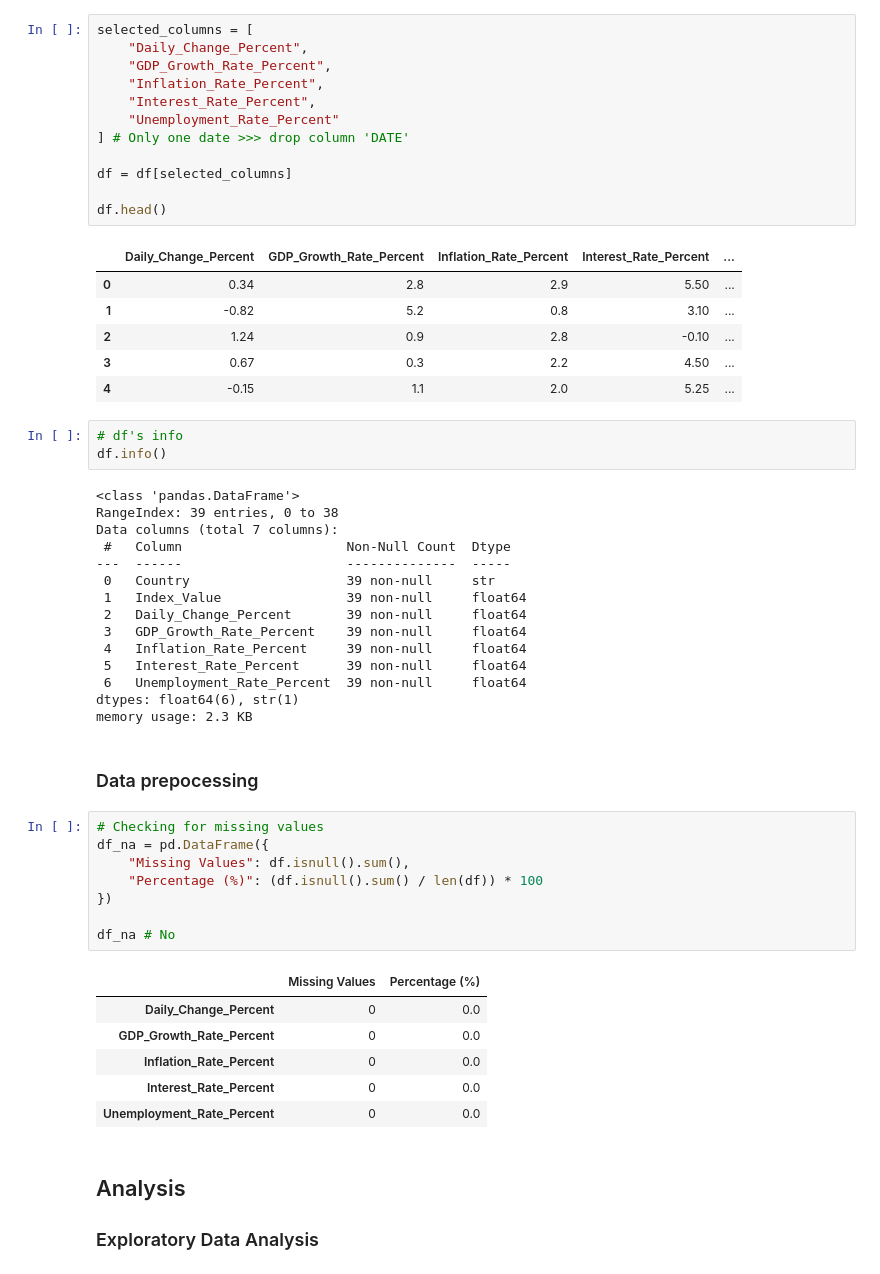
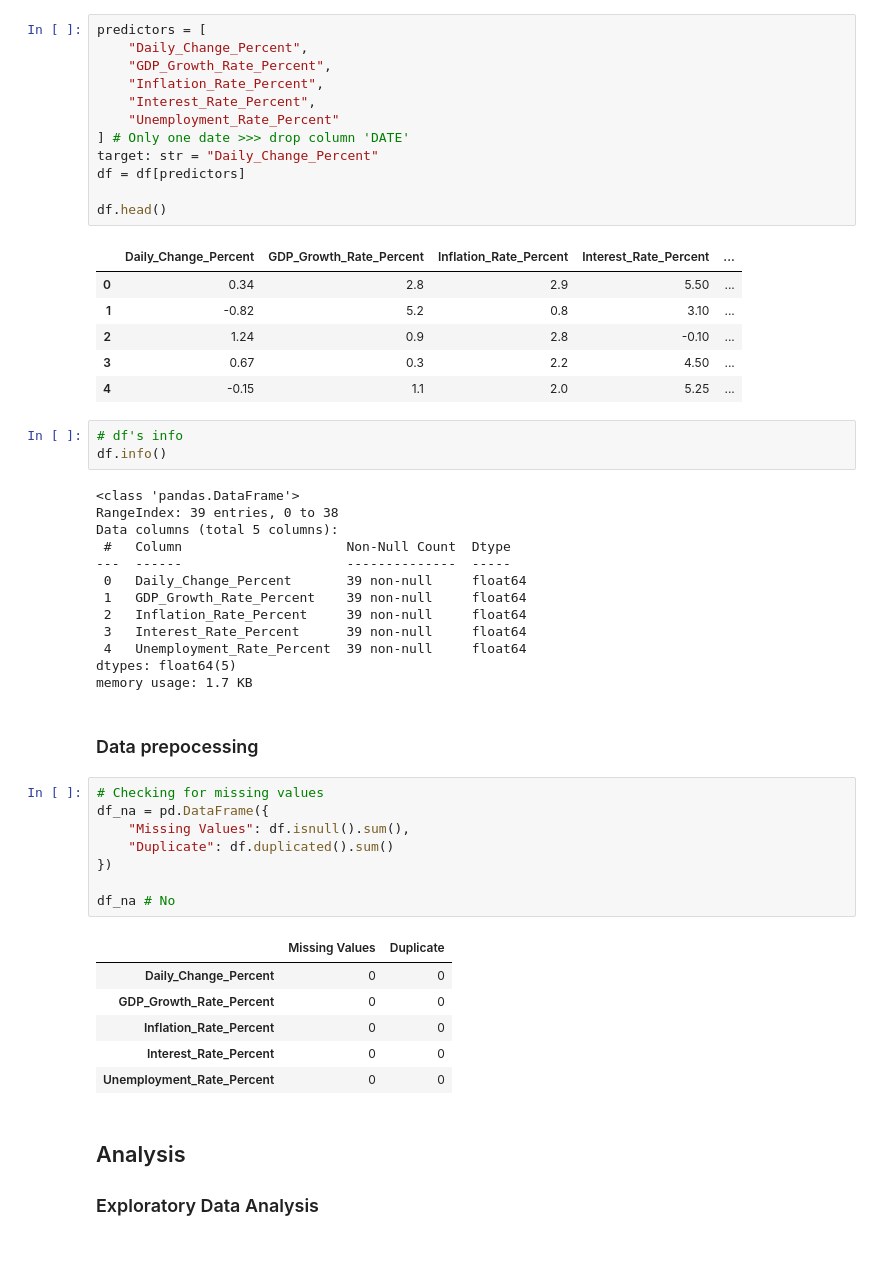
Before and after one commit to irenanguyen/4iz565_team_work, a Jupyter notebook: project.ipynb, the cells around one changed output. Cells and saved outputs as stored; diff of their text form.

```diff
--- a/project.ipynb
+++ b/project.ipynb
@@ -90,15 +90,15 @@ Data columns (total 26 columns):
 dtypes: float64(20), str(6)
 memory usage: 8.1 KB
 # %%
-selected_columns = [
+predictors = [
     "Daily_Change_Percent",
     "GDP_Growth_Rate_Percent",
     "Inflation_Rate_Percent",
     "Interest_Rate_Percent",
     "Unemployment_Rate_Percent"
 ] # Only one date >>> drop column 'DATE'
-
-df = df[selected_columns]
+target: str = "Daily_Change_Percent"
+df = df[predictors]
 
 df.head()
 # %% [output]
@@ -114,35 +114,33 @@ df.info()
 # %% [output]
 <class 'pandas.DataFrame'>
 RangeIndex: 39 entries, 0 to 38
-Data columns (total 7 columns):
+Data columns (total 5 columns):
  #   Column                     Non-Null Count  Dtype
 ---  ------                     --------------  -----
- 0   Country                    39 non-null     str
- 1   Index_Value                39 non-null     float64
- 2   Daily_Change_Percent       39 non-null     float64
- 3   GDP_Growth_Rate_Percent    39 non-null     float64
- 4   Inflation_Rate_Percent     39 non-null     float64
- 5   Interest_Rate_Percent      39 non-null     float64
- 6   Unemployment_Rate_Percent  39 non-null     float64
-dtypes: float64(6), str(1)
-memory usage: 2.3 KB
+ 0   Daily_Change_Percent       39 non-null     float64
+ 1   GDP_Growth_Rate_Percent    39 non-null     float64
+ 2   Inflation_Rate_Percent     39 non-null     float64
+ 3   Interest_Rate_Percent      39 non-null     float64
+ 4   Unemployment_Rate_Percent  39 non-null     float64
+dtypes: float64(5)
+memory usage: 1.7 KB
 # %% [markdown]
 ### Data prepocessing
 # %%
 # Checking for missing values
 df_na = pd.DataFrame({
     "Missing Values": df.isnull().sum(),
-    "Percentage (%)": (df.isnull().sum() / len(df)) * 100
+    "Duplicate": df.duplicated().sum()
 })
 
 df_na # No
 # %% [output]
-|  | Missing Values | Percentage (%) |
-| Daily_Change_Percent | 0 | 0.0 |
-| GDP_Growth_Rate_Percent | 0 | 0.0 |
-| Inflation_Rate_Percent | 0 | 0.0 |
-| Interest_Rate_Percent | 0 | 0.0 |
-| Unemployment_Rate_Percent | 0 | 0.0 |
+|  | Missing Values | Duplicate |
+| Daily_Change_Percent | 0 | 0 |
+| GDP_Growth_Rate_Percent | 0 | 0 |
+| Inflation_Rate_Percent | 0 | 0 |
+| Interest_Rate_Percent | 0 | 0 |
+| Unemployment_Rate_Percent | 0 | 0 |
 # %% [markdown]
 ## Analysis
 
```
Also changed, not shown: parts of 3 cells of this notebook.
